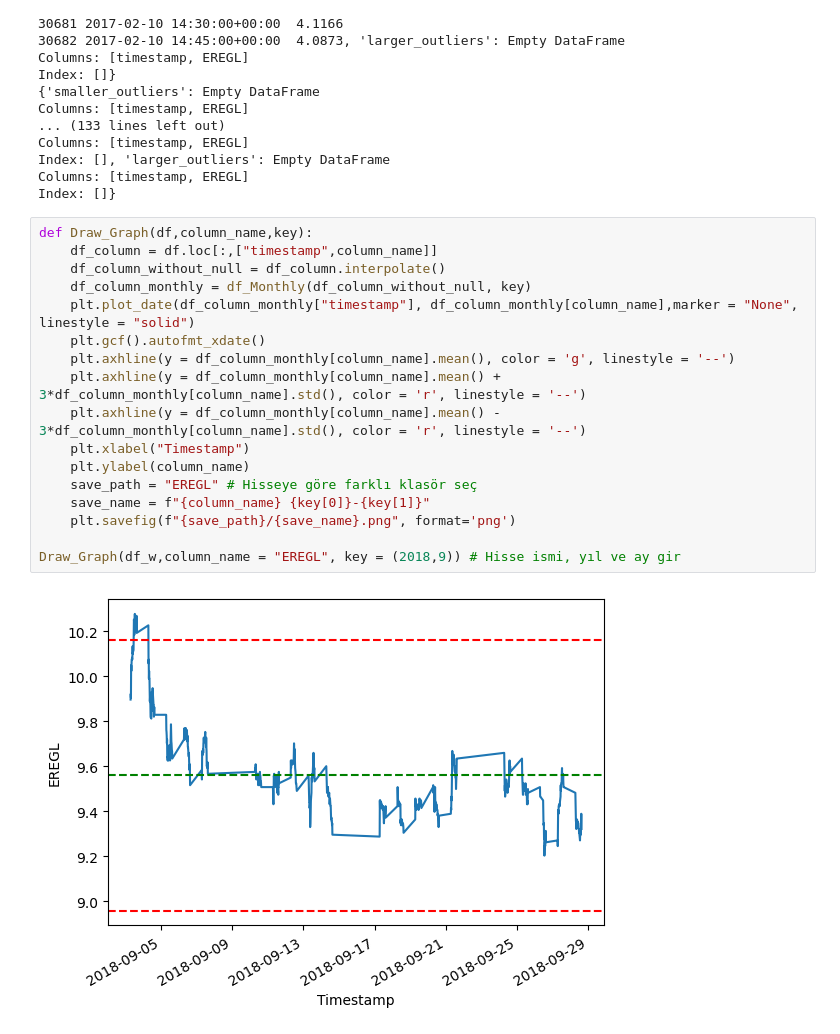
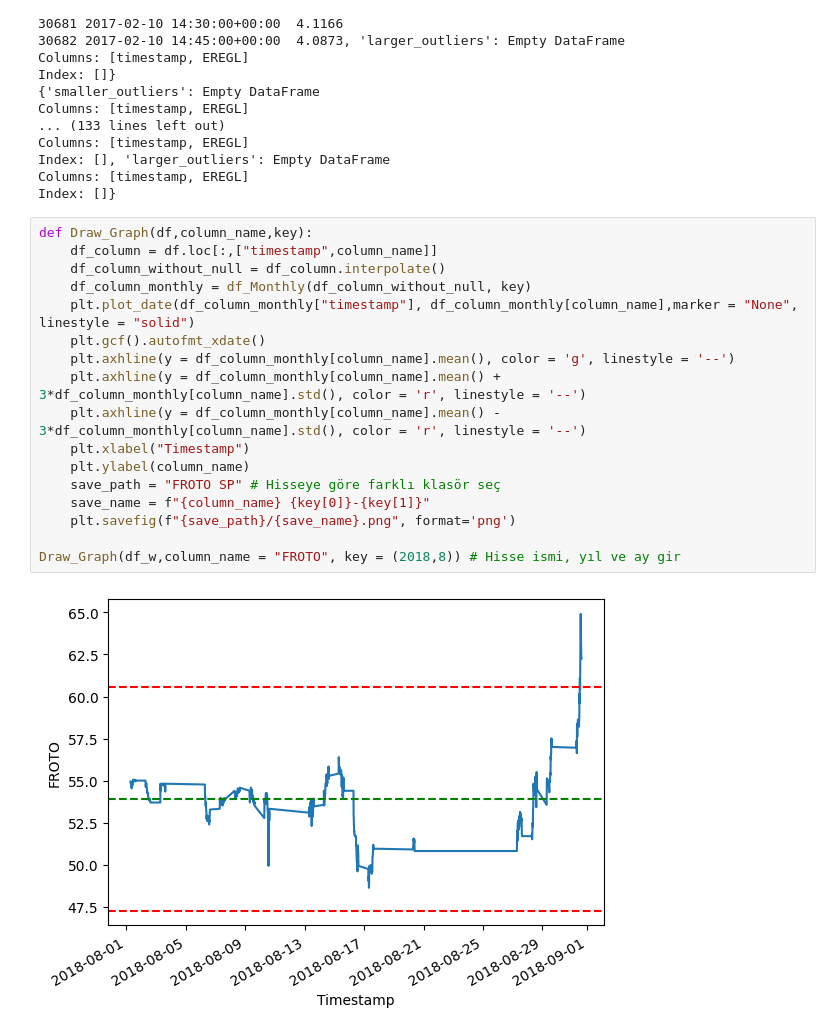
Before and after one commit to eylulranasarac/ie423-group, a Jupyter notebook: Project_Part1.ipynb, the cells around one changed output. Cells and saved outputs as stored; diff of their text form.

```diff
--- a/Project_Part1.ipynb
+++ b/Project_Part1.ipynb
@@ -74,19 +74,19 @@ Index: []}
 # %%
 def Draw_Graph(df,column_name,key):
     df_column = df.loc[:,["timestamp",column_name]]
     df_column_without_null = df_column.interpolate()
     df_column_monthly = df_Monthly(df_column_without_null, key)
     plt.plot_date(df_column_monthly["timestamp"], df_column_monthly[column_name],marker = "None", linestyle = "solid")
     plt.gcf().autofmt_xdate()
     plt.axhline(y = df_column_monthly[column_name].mean(), color = 'g', linestyle = '--')
     plt.axhline(y = df_column_monthly[column_name].mean() + 3*df_column_monthly[column_name].std(), color = 'r', linestyle = '--')
     plt.axhline(y = df_column_monthly[column_name].mean() - 3*df_column_monthly[column_name].std(), color = 'r', linestyle = '--')
     plt.xlabel("Timestamp")
     plt.ylabel(column_name)
-    save_path = "EREGL" # Hisseye göre farklı klasör seç
+    save_path = "FROTO SP" # Hisseye göre farklı klasör seç
     save_name = f"{column_name} {key[0]}-{key[1]}"
     plt.savefig(f"{save_path}/{save_name}.png", format='png')
 
-Draw_Graph(df_w,column_name = "EREGL", key = (2018,9)) # Hisse ismi, yıl ve ay gir
+Draw_Graph(df_w,column_name = "FROTO", key = (2018,8)) # Hisse ismi, yıl ve ay gir
 # %% [output]
-[figure, old version]
+[figure, new version]
```
Also changed, not shown: 4 other files.
